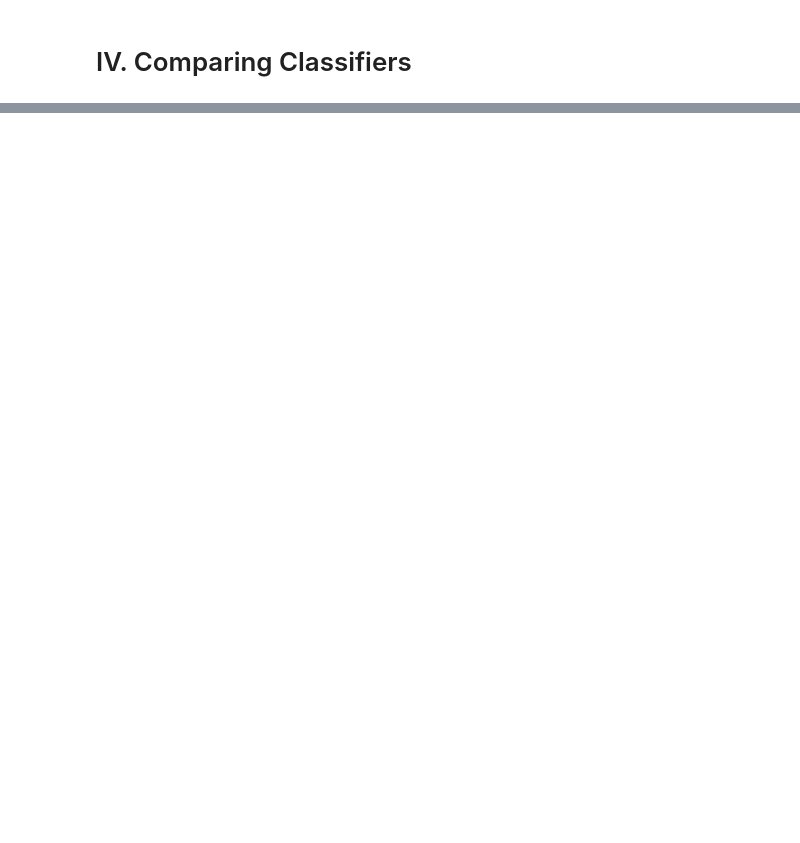
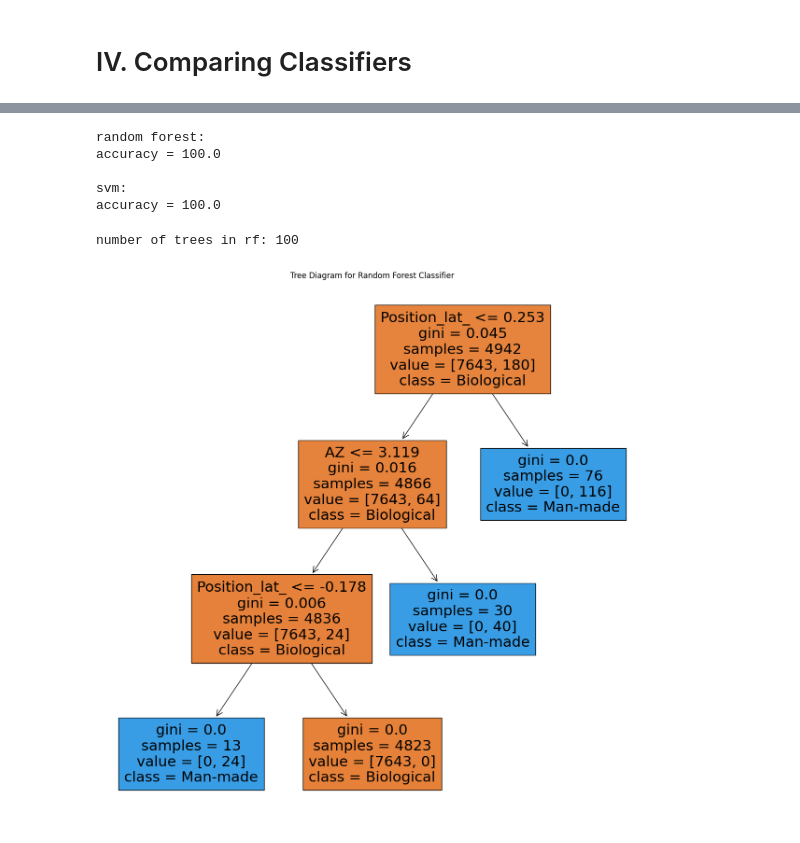
Before and after one commit to tuckerdickson/RADAR-Declutter, a Jupyter notebook: preprocessing.ipynb, the cells around one changed output, grey strips where cells are left out. Cells and saved outputs as stored; diff of their text form; code cells hidden in the pictures; blank space fills up the shorter version.

```diff
--- a/preprocessing.ipynb
+++ b/preprocessing.ipynb
@@ -249,0 +279,43 @@ sns.heatmap(components)
+# %%
+
+# split the data into distinct training and testing sets
+X_train, X_test, y_train, y_test = train_test_split(scaled_X, y, test_size=0.2)
+
+# define the classifiers
+rf = RandomForestClassifier()
+sv = svm.SVC()
+
+# fit random forest and svm on training data, isolation forest on ecco data
+rf.fit(X_train, y_train)
+sv.fit(X_train, y_train)
+
+# use the trained models to generate predictions
+rf_pred = rf.predict(X_test)
+sv_pred = rf.predict(X_test)
+# %%
+# report the accuracy of the models
+print('random forest:')
+printAccuracy(rf_pred, y_test)
+
+print('svm:')
+printAccuracy(sv_pred, y_test)
+# %% [output]
+random forest:
+accuracy = 100.0
+
+svm:
+accuracy = 100.0
+# %%
+# visualize the first three random forst trees
+print(f'number of trees in rf: {len(rf.estimators_)}')
+plt.figure(figsize=(15, 15))
+
+tree.plot_tree(rf.estimators_[0],
+            feature_names = X.columns,
+            class_names=['Biological', 'Man-made'],
+            filled = True)
+plt.title('Tree Diagram for Random Forest Classifier')
+plt.show()
+# %% [output]
+number of trees in rf: 100
+[figure, added]
```
Also changed, not shown: parts of 9 cells of this notebook.
